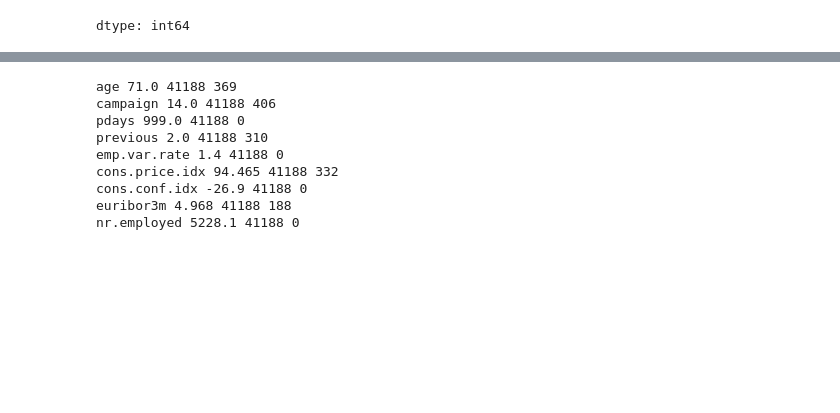
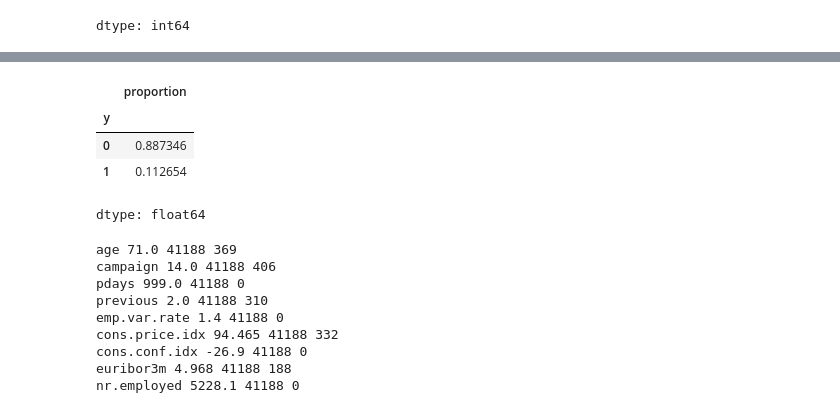
Before and after one commit to Daria-Lytvynenko/ML_course, a Jupyter notebook: Mid_term_Project.ipynb, the cells around one changed output, grey strips where cells are left out. Saved outputs shown, nothing was run; the diff lists cells and outputs as text; code cells hidden in the pictures; blank space fills up the shorter version.

```diff
--- a/Mid_term_Project.ipynb
+++ b/Mid_term_Project.ipynb
@@ -357,3 +379,11 @@ plt.hist(train[train['pdays']<999]['pdays']);
+# %%
+train['y'].value_counts(normalize=True)
+# %% [output]
+|  | proportion |
+| y |  |
+| 0 | 0.887346 |
+| 1 | 0.112654 |
+dtype: float64
 # %%
 for i in X.select_dtypes(exclude='object').columns.tolist():
   print(i, np.quantile(X[i], 0.99), X[i].shape[0], X[X[i]>np.quantile(X[i], 0.99)].shape[0])
```
Also changed, not shown: parts of 5 cells of this notebook.
